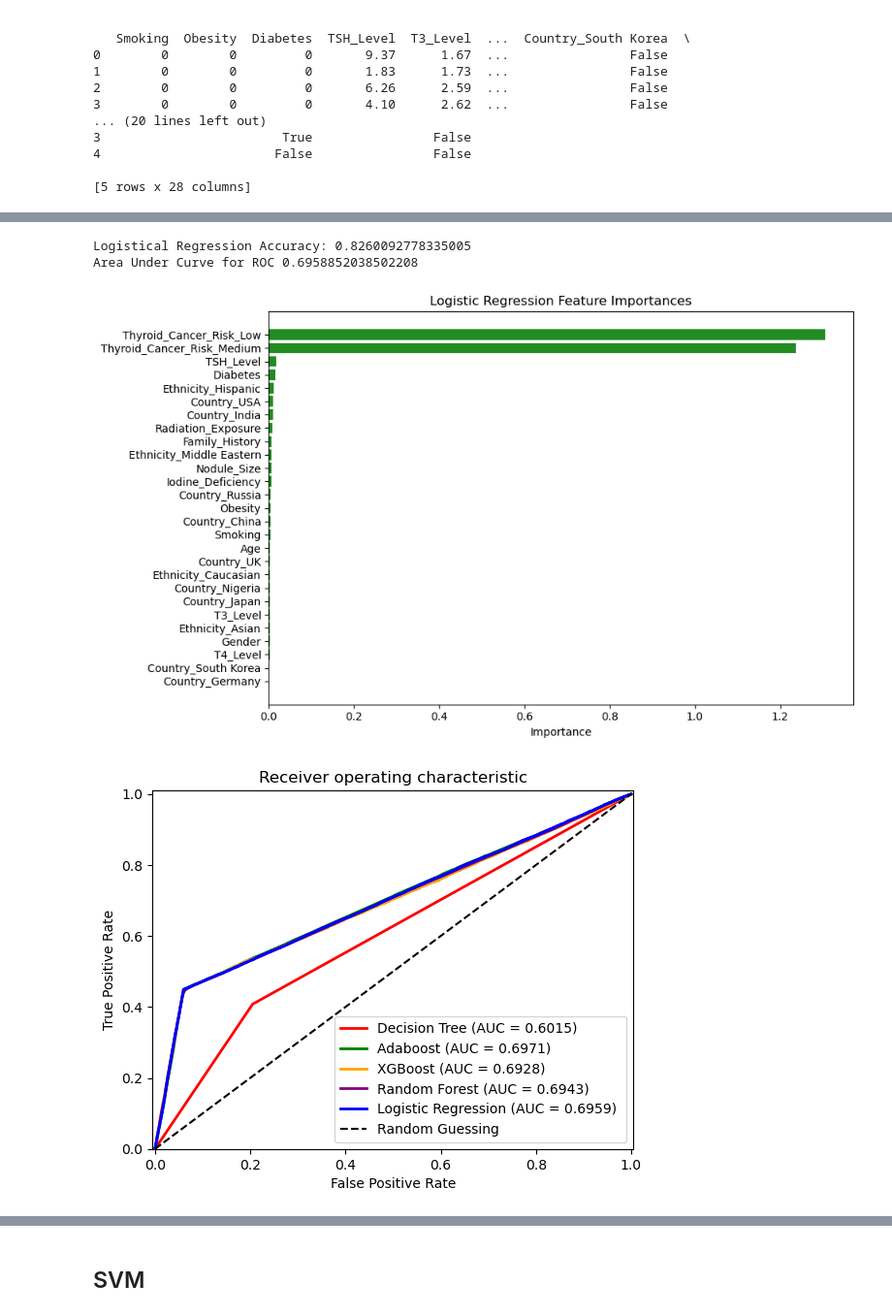
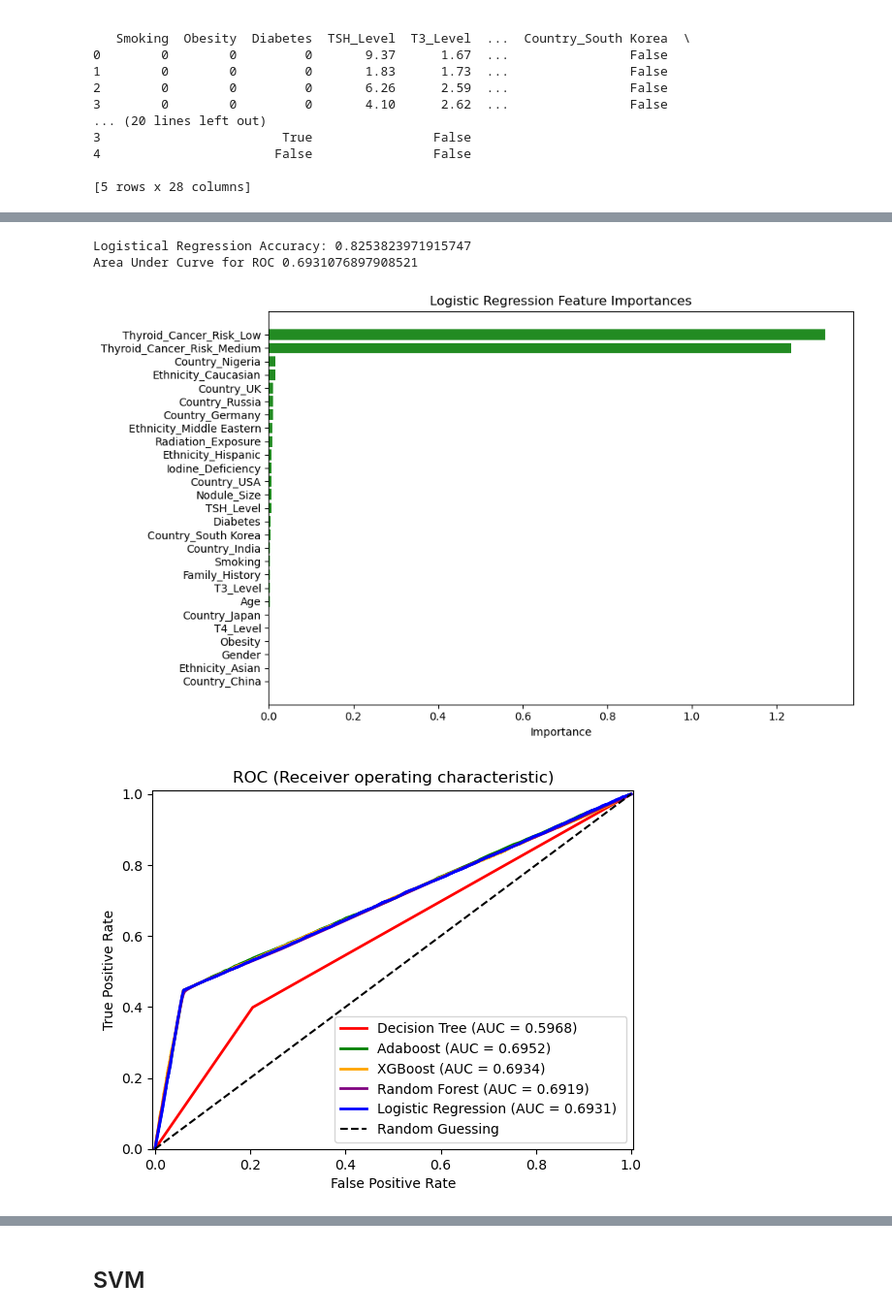
Before and after one commit to Jdhwang98/thyroid-cancer-prediction, a Jupyter notebook: thyroid_cancer_risk.ipynb, the cells around one changed output, grey strips where cells are left out. Shown at 97% size. Cells and saved outputs as stored; diff of their text form; code cells hidden in the pictures.

```diff
--- a/thyroid_cancer_risk.ipynb
+++ b/thyroid_cancer_risk.ipynb
@@ -128,4 +125,4 @@ Feature matrix shape: (212691, 27)
 Label vector shape: (212691,)
 # %%
 # Train-test split
-X_train, X_test, y_train, y_test = train_test_split(X, y, test_size=0.3, random_state=42)
+X_train, X_test, y_train, y_test = train_test_split(X, y, test_size=0.3, stratify=y, random_state=0)
@@ -357,8 +352,8 @@ fpr_lr, tpr_lr, thresholds_lr = metrics.roc_curve(y_test, y_prob_logistical, pos
 AUC_lr = metrics.auc(fpr_lr, tpr_lr)
 print(f"Area Under Curve for ROC", AUC_lr)
 # %% [output]
-Logistical Regression Accuracy: 0.8260092778335005
-Area Under Curve for ROC 0.6958852038502208
+Logistical Regression Accuracy: 0.8253823971915747
+Area Under Curve for ROC 0.6931076897908521
 # %%
 importances = abs(log_reg.coef_[0])
 feature_names = X.columns
@@ -379,32 +374,32 @@ plt.title('Logistic Regression Feature Importances')
 plt.tight_layout()
 plt.show()
 # %% [output]
-[figure, old version]
+[figure, new version]
 # %%
 %matplotlib inline
 
 plt.figure()
 
 # Roc Curve:
 plt.plot(fpr_dt, tpr_dt, color='red', lw=2, label='Decision Tree (AUC = %0.4f)' % AUC_dt)
 plt.plot(fpr_ab, tpr_ab, color='green', lw=2, label='Adaboost (AUC = %0.4f)' % AUC_ab)
 plt.plot(fpr_xg, tpr_xg,color='orange', lw=2, label='XGBoost (AUC = %0.4f)' % AUC_xg)
 plt.plot(fpr_rf, tpr_rf,color='purple', lw=2, label='Random Forest (AUC = %0.4f)' % AUC_rf)
 plt.plot(fpr_lr, tpr_lr, color="blue", lw=2, label="Logistic Regression (AUC = %0.4f) " %AUC_lr)
 
 # Random Guess line:
 plt.plot([0, 1], [0, 1], 'k--', label="Random Guessing")
 
 # Defining The Range of X-Axis and Y-Axis:
 plt.xlim([-0.005, 1.005])
 plt.ylim([0.0, 1.01])
 
 # Labels, Title, Legend:
 plt.xlabel('False Positive Rate')
 plt.ylabel('True Positive Rate')
-plt.title('Receiver operating characteristic')
+plt.title('ROC (Receiver operating characteristic)')
 plt.legend(loc="lower right")
 
 plt.show()
 # %% [output]
-[figure, old version]
+[figure, new version]
```
Also changed, not shown: parts of 40 cells of this notebook.
